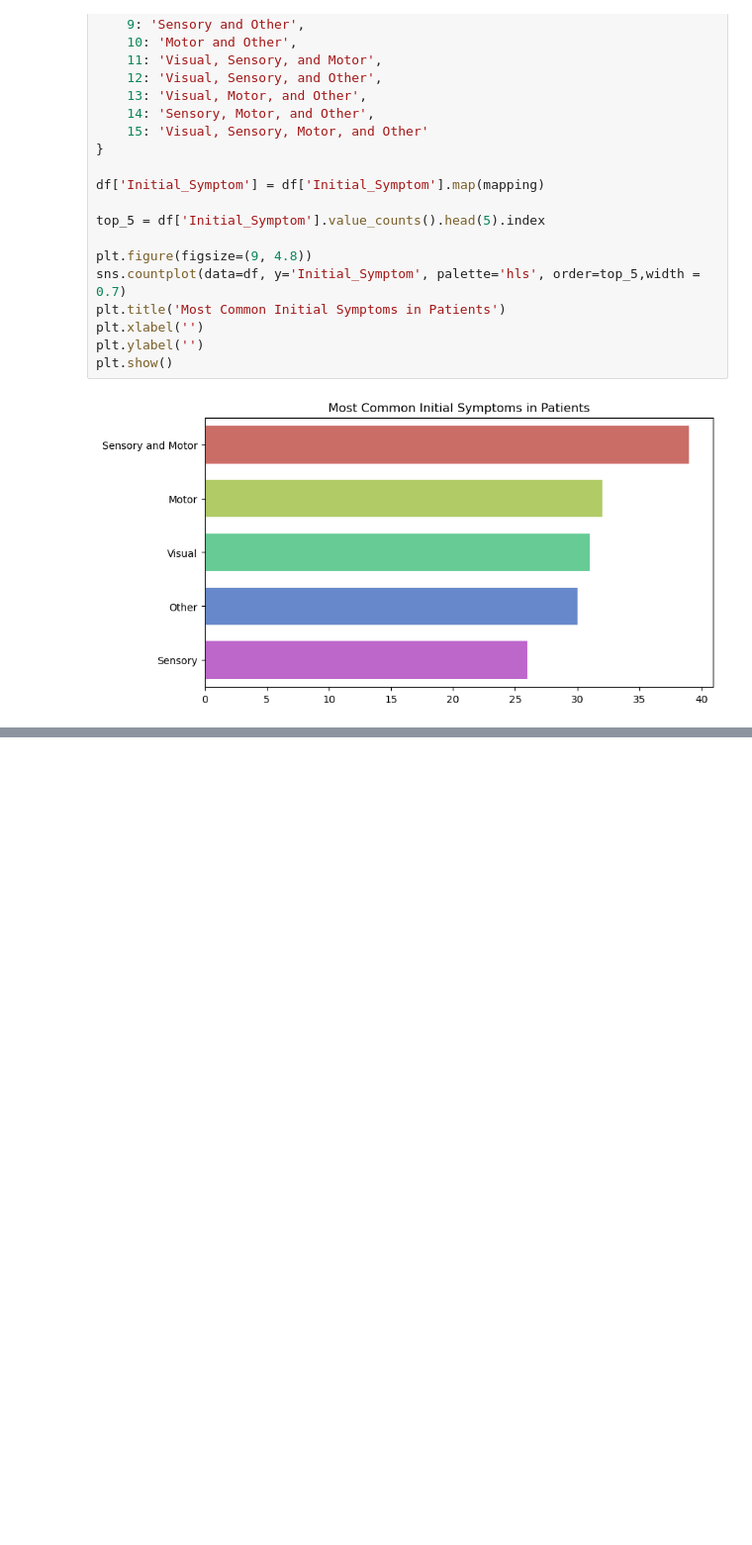
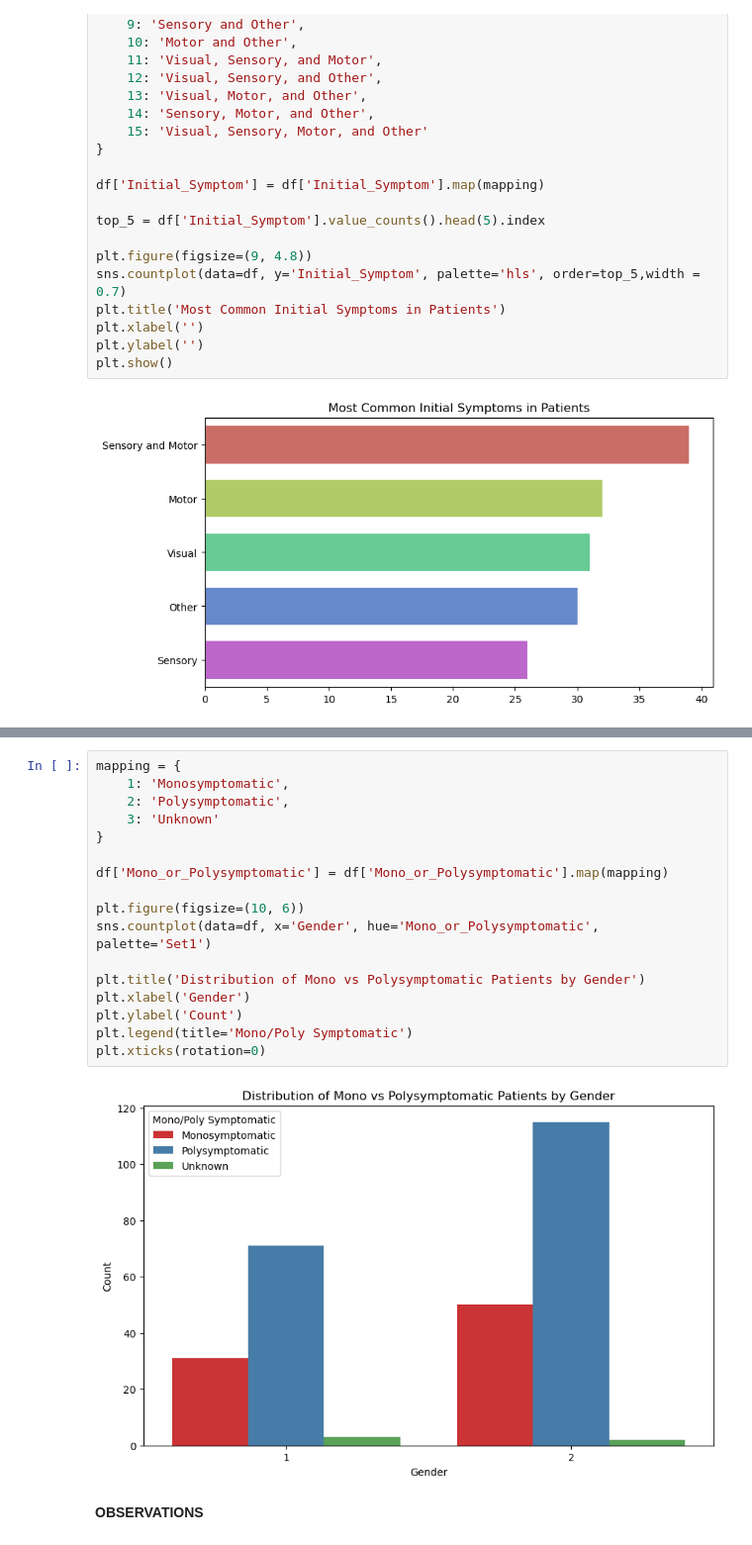
Before and after one commit to BSU04/Multiple_Schlerosis-Data-Analysis, a Jupyter notebook: Multiple Schlerosis.ipynb, the cells around one changed output, grey strips where cells are left out. Shown: that part at 99% size. Cells and saved outputs as stored; diff of their text form; blank space fills up the shorter version.

Commit message:
Stacked Bar: Mono and Poly Symptoms by Gender

```diff
--- a/Multiple Schlerosis.ipynb
+++ b/Multiple Schlerosis.ipynb
@@ -445,0 +461,21 @@ The dataset predominantly consists of patients who experienced sensory and motor
+# %%
+mapping = {
+    1: 'Monosymptomatic',
+    2: 'Polysymptomatic',
+    3: 'Unknown'
+}
+
+df['Mono_or_Polysymptomatic'] = df['Mono_or_Polysymptomatic'].map(mapping)
+
+plt.figure(figsize=(10, 6))
+sns.countplot(data=df, x='Gender', hue='Mono_or_Polysymptomatic', palette='Set1')
+
+plt.title('Distribution of Mono vs Polysymptomatic Patients by Gender')
+plt.xlabel('Gender')
+plt.ylabel('Count')
+plt.legend(title='Mono/Poly Symptomatic')
+plt.xticks(rotation=0)
+# %% [output]
+[figure, added]
+# %% [markdown]
+**OBSERVATIONS**
```
Also changed, not shown: parts of 13 cells of this notebook.
